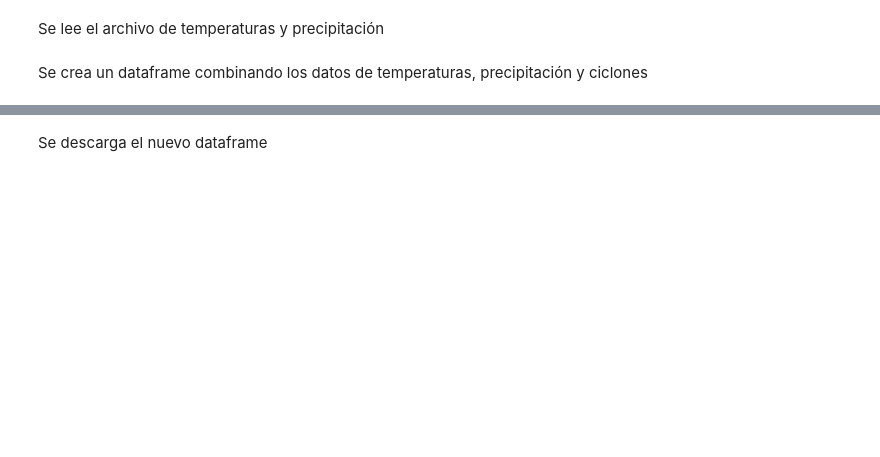
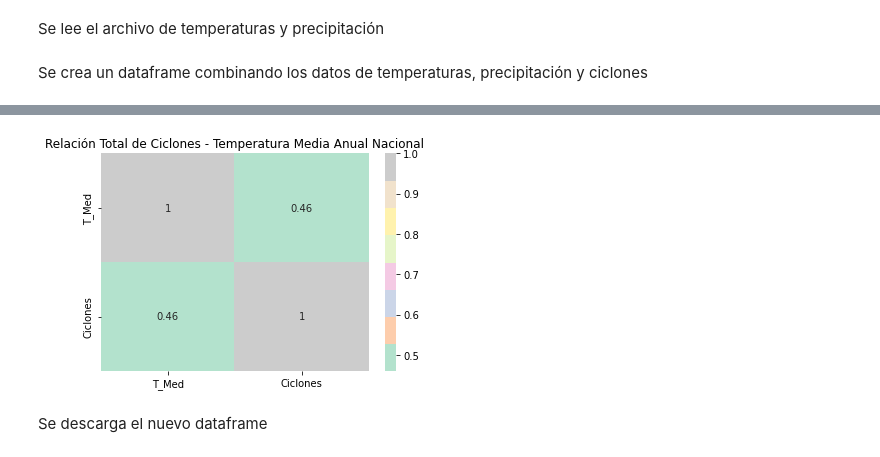
Before and after one commit to AdrianDiazGaxiola/Proyecto-Final, a Jupyter notebook: Ciclones.ipynb, the cells around one changed output, grey strips where cells are left out. Drawn from its saved outputs; the diff is of its cells as text; code cells hidden in the pictures; blank space fills up the shorter version.

```diff
--- a/Ciclones.ipynb
+++ b/Ciclones.ipynb
@@ -412,9 +451,9 @@ df_completo2 = pd.read_csv(url)
 # %% [markdown]
 Se crea un dataframe combinando los datos de temperaturas, precipitación y ciclones
 # %%
-df = df_completo2[(df_completo2["ENTIDAD"]=="NAC") & (df_completo2["MES"]=="ANUAL")]
+df = df_completo2[(df_completo2["ENTIDAD"]=="NAC") & (df_completo2["MES"]=="ANUAL")].copy()
 
-df4 = df3[df3["Anio"]>=1985]
+df4 = df3[df3["Anio"]>=1985].copy()
 
 dt = df4["DT"].tolist()
 tt = df4["TT"].tolist()
@@ -436,3 +475,5 @@ df["Total_Ciclones"] = total
 
 
 df = df.reset_index(drop=True)
+
+print(df.head())
@@ -439,3 +489,20 @@ df = df.reset_index(drop=True)
+# %%
+df2 = pd.DataFrame()
+
+df2['Anio'] = df.ANIO.to_list()
+df2['T_Med'] = df.T_Med.to_list()
+df2['Ciclones'] = df.Total_Ciclones.to_list()
+
+df2 = df2.set_index('Anio', drop = True)
+
+c = df2.corr()
+
+plt.title("Relación Total de Ciclones - Temperatura Media Anual Nacional")
+sns.heatmap(c, cmap = 'Pastel2', annot = True)
+
+plt.savefig("Relación ciclones t_med gráfica.jpg", bbox_inches='tight')
+# %% [output]
+[figure, added]
 # %% [markdown]
 Se descarga el nuevo dataframe
 # %%
```
Also changed, not shown: parts of 8 cells of this notebook.
